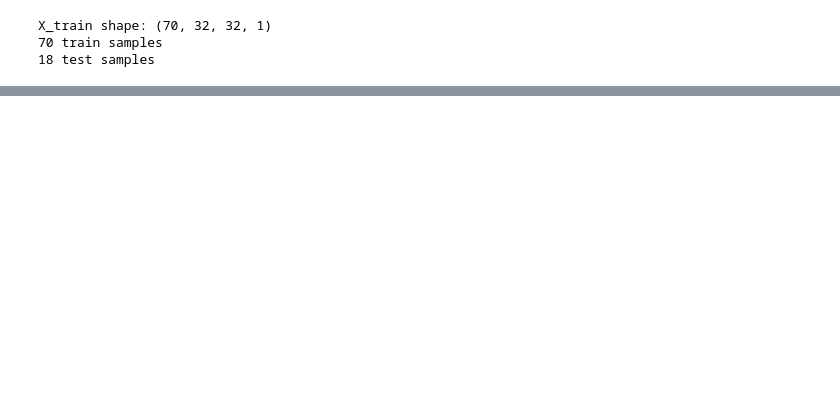
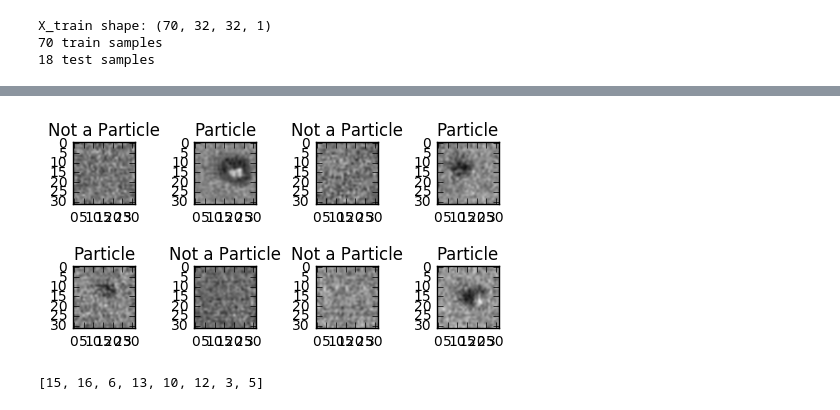
Before and after one commit to Collin-Emerson-Miller/Electron-Microscopy-Particle-Detector, a Jupyter notebook: Particle Detector.ipynb, the cells around one changed output, grey strips where cells are left out. Saved outputs shown, nothing was run; the diff lists cells and outputs as text; code cells hidden in the pictures; blank space fills up the shorter version.

Commit message:
Visualized Predictions

```diff
--- a/Particle Detector.ipynb
+++ b/Particle Detector.ipynb
@@ -162,24 +164,26 @@ Test score: 0.0707440376282
 Test accuracy: 1.0
 # %%
-%matplotlib inline
-import matplotlib.pyplot as plt
-from random import randint
+'''Visualize Predictions'''
 
 fig = plt.figure()
 fig.subplots_adjust(hspace=1)
 
 predictions = model.predict_classes(X_test, batch_size=32, verbose=0)
 
 displays = 8
 
 for i in range(displays):
     x = random.sample(xrange(1,len(X_test)), displays)
-    img = np.squeeze(X_test[x[0]])
+    img = np.squeeze(X_test[x[i]])
     ax = plt.subplot(341 + i)
-    if(predictions[x[0]] == 1):
+    if(predictions[x[i]] == 1):
         ax.set_title("Particle")
     else:
         ax.set_title("Not a Particle")
     plt.imshow(img, cmap = 'gray', interpolation = 'bicubic')
 
 plt.show()
+x
+# %% [output]
+[figure, added]
+[15, 16, 6, 13, 10, 12, 3, 5]
```
Also changed, not shown: parts of 4 cells of this notebook.
